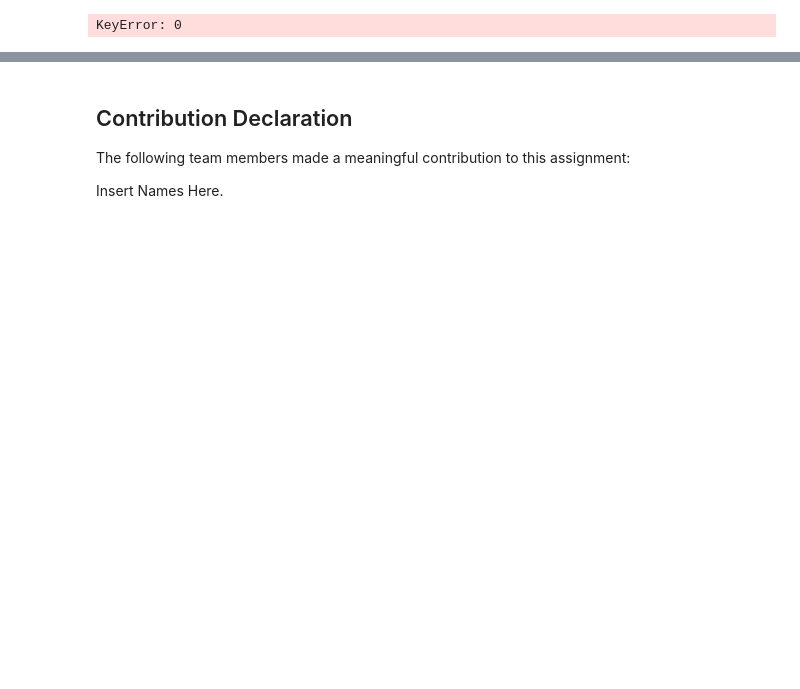
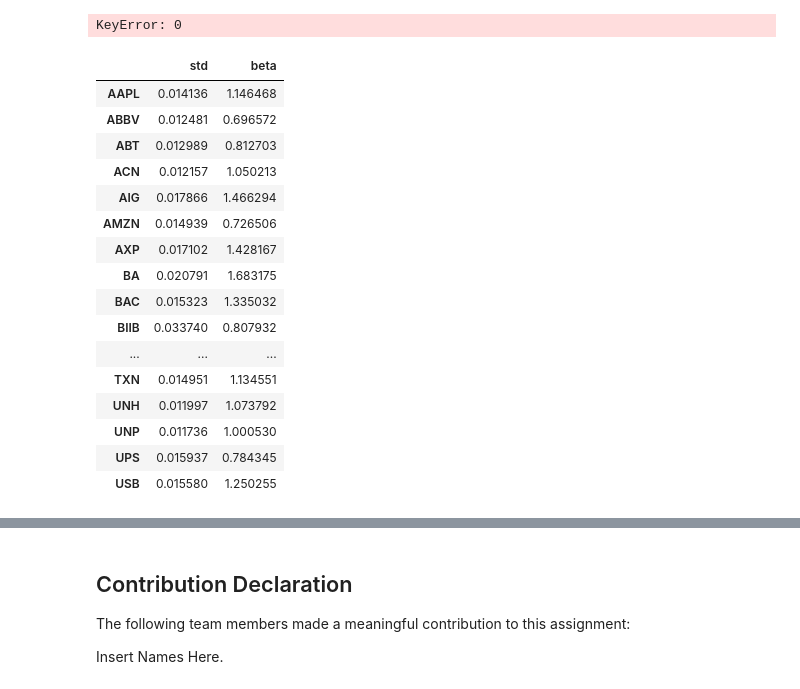
Before and after one commit to fengsherry/Robo-Advisor, a Jupyter notebook: Team_03_Assignment.ipynb, the cells around one changed output, grey strips where cells are left out. Cells and saved outputs as stored; diff of their text form; code cells hidden in the pictures; blank space fills up the shorter version.

```diff
--- a/Team_03_Assignment.ipynb
+++ b/Team_03_Assignment.ipynb
@@ -146,0 +136,60 @@ def stock_beta(df_column):
+# %%
+#Function to get the beta of a stock against a given market
+def stock_beta(stock_ticker, market_index):
+
+    #Get basic info on both the stock and the market
+    index_ticker = yf.Ticker(market_index)
+    stock_ticker_object = yf.Ticker(stock_ticker)
+    stock_hist = stock_ticker_object.history(start=start_date, end=end_date)
+    MarketIndex_hist = index_ticker.history(start=start_date, end=end_date)
+
+    #Get the closing prices of both the stock and market
+    prices = pd.DataFrame(stock_hist['Close'])
+    prices.columns = [stock_ticker]
+    prices[market_index] = MarketIndex_hist['Close']
+
+    #Daily returns of both stock and market
+    daily_returns = prices.pct_change()
+    daily_returns.drop(index=daily_returns.index[0], inplace=True) #Drop the first entry since it's NaN
+
+    #Calculate market variance
+    MarketVar = daily_returns[market_index].var()
+
+    #Now calculate the beta by taking the covariance
+    beta = daily_returns.cov() / MarketVar
+
+    return beta.iat[0,1] #To get the value we need, don't care about the others
+# %%
+daily_returns = all_prices.pct_change()
+
+#New DataFrame to hold our std and beta stats
+stats_df = pd.DataFrame(daily_returns.std())
+stats_df.columns = ['std']
+
+# Calculate BETA against S&P500
+MarketIndex = '^GSPC' #This is the symbol yfinance uses for the S&P 500
+beta_list = []
+
+for i in range (tickers_num):
+    beta_list.append(stock_beta(tickers_list[i], MarketIndex))
+
+stats_df['beta'] = beta_list
+stats_df
+# %% [output]
+|  | std | beta |
+| AAPL | 0.014136 | 1.146468 |
+| ABBV | 0.012481 | 0.696572 |
+| ABT | 0.012989 | 0.812703 |
+| ACN | 0.012157 | 1.050213 |
+| AIG | 0.017866 | 1.466294 |
+| AMZN | 0.014939 | 0.726506 |
+| AXP | 0.017102 | 1.428167 |
+| BA | 0.020791 | 1.683175 |
+| BAC | 0.015323 | 1.335032 |
+| BIIB | 0.033740 | 0.807932 |
+| ... | ... | ... |
+| TXN | 0.014951 | 1.134551 |
+| UNH | 0.011997 | 1.073792 |
+| UNP | 0.011736 | 1.000530 |
+| UPS | 0.015937 | 0.784345 |
+| USB | 0.015580 | 1.250255 |
```
Also changed, not shown: parts of 4 cells of this notebook.
